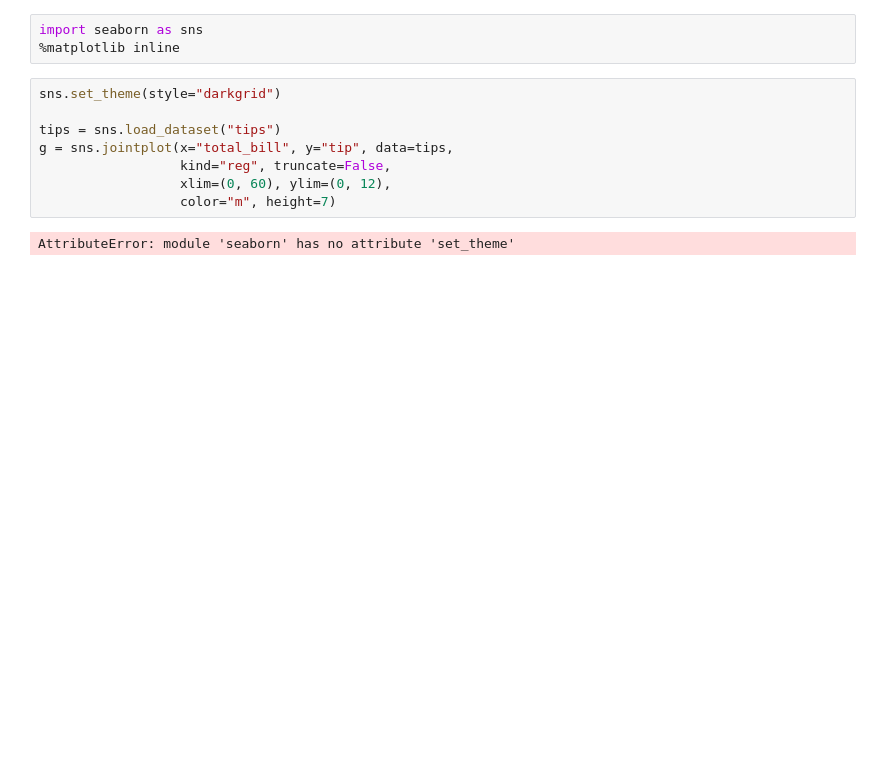
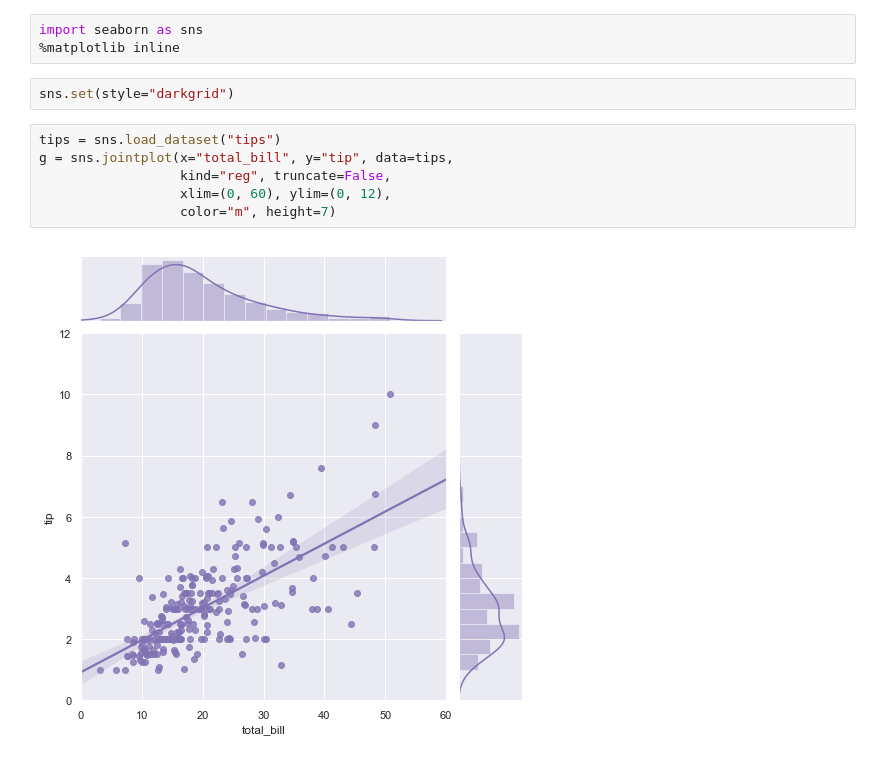
Before and after one commit to gorbulus/DS_Playbook, a Jupyter notebook: Seaborn.ipynb, the cells around one changed output. Drawn from its saved outputs; the diff is of its cells as text; blank space fills up the shorter version.

Commit message:
Seaborn updates 9.12.20

```diff
--- a/Seaborn.ipynb
+++ b/Seaborn.ipynb
@@ -1,13 +1,13 @@
 # %%
 import seaborn as sns
 %matplotlib inline
+# %%
+sns.set(style="darkgrid")
 # %%
-sns.set_theme(style="darkgrid")
-
 tips = sns.load_dataset("tips")
 g = sns.jointplot(x="total_bill", y="tip", data=tips,
                   kind="reg", truncate=False,
                   xlim=(0, 60), ylim=(0, 12),
                   color="m", height=7)
 # %% [output]
-AttributeError: module 'seaborn' has no attribute 'set_theme'
+[figure, added]
```
